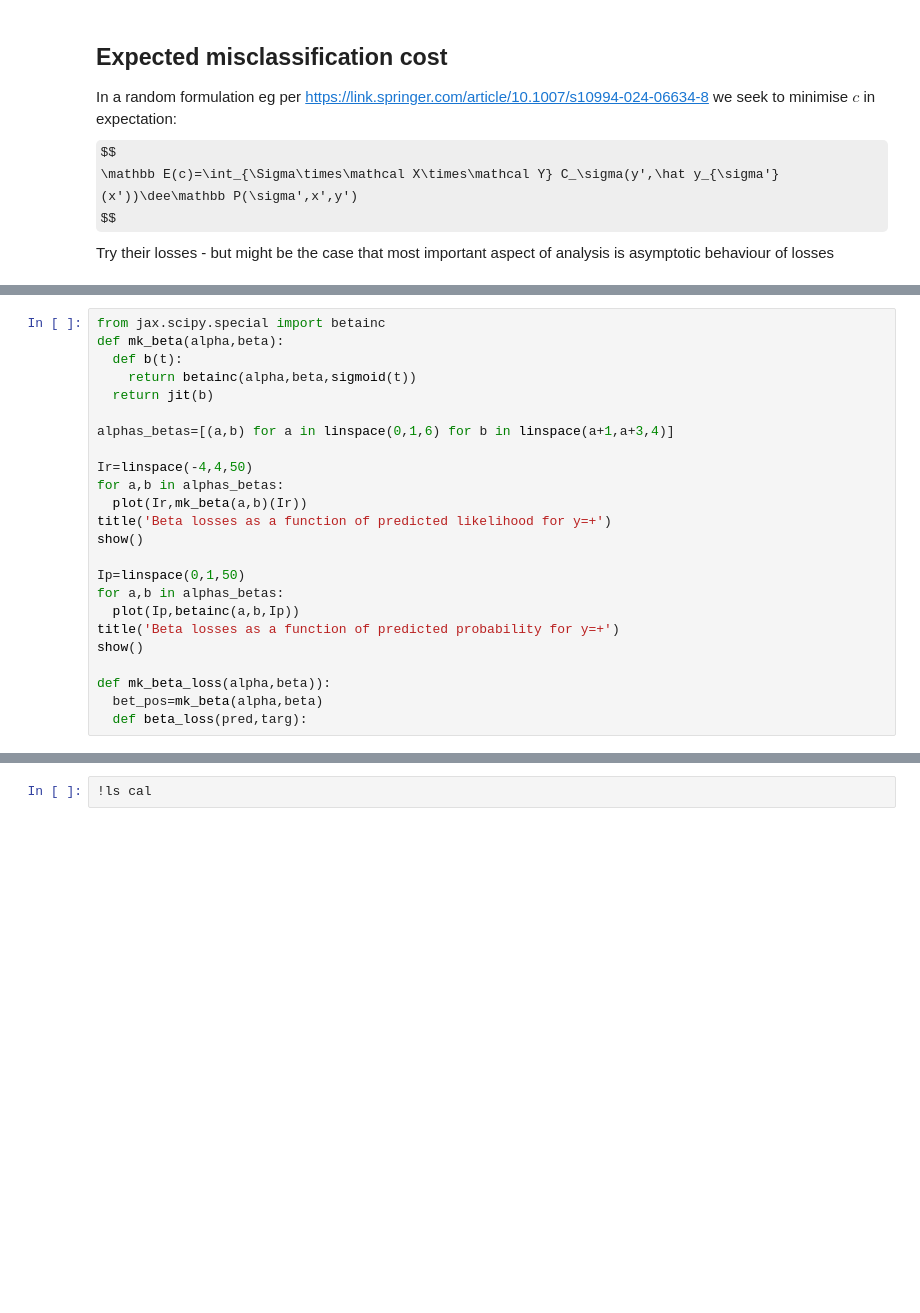
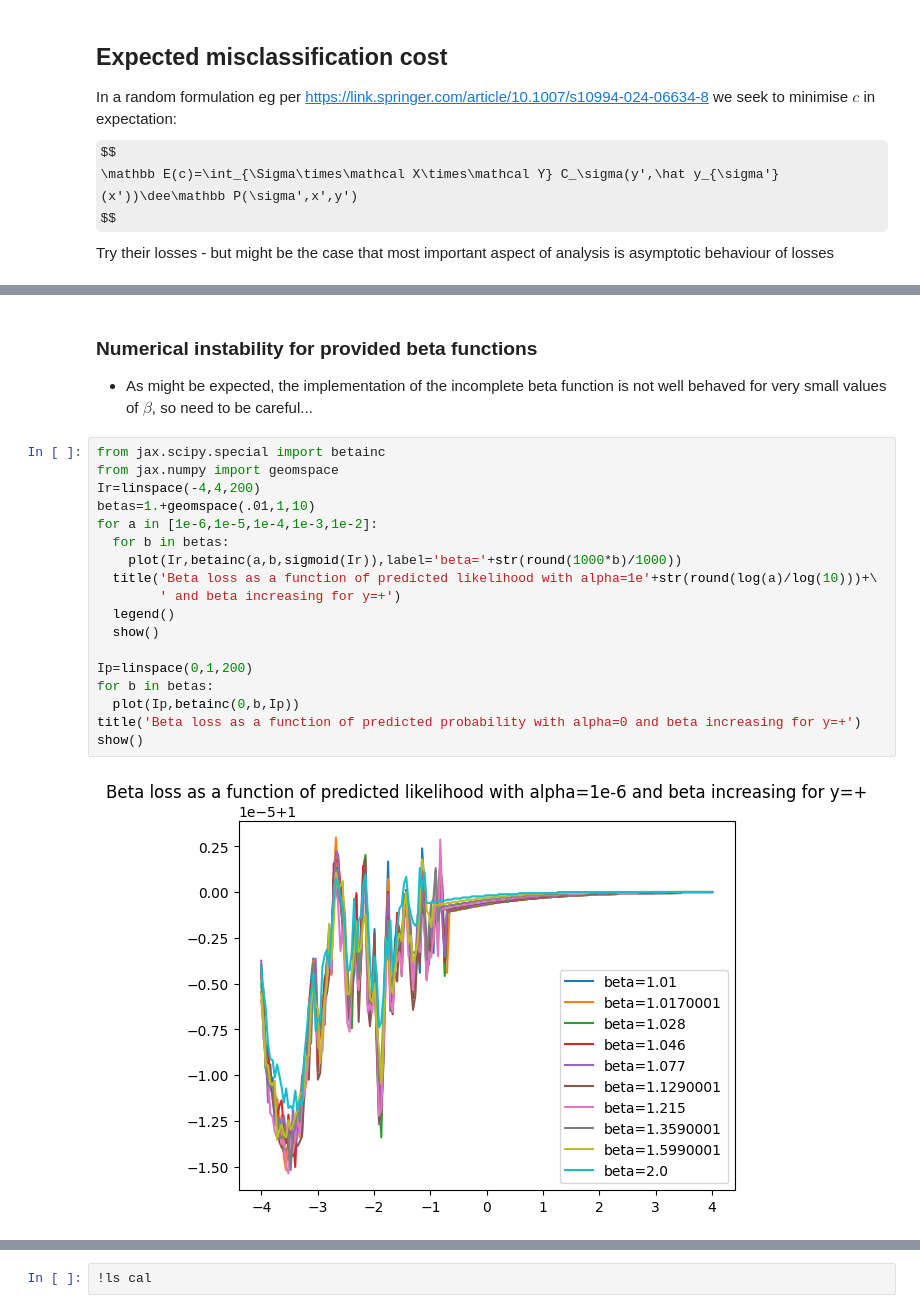
Before and after one commit to gleebourn/constraintawareml, a Jupyter notebook: bitsnlat.ipynb, the cells around one changed output, grey strips where cells are left out. Drawn from its saved outputs; the diff is of its cells as text; some formulas as TeX source; blank space fills up the shorter version.

```diff
--- a/bitsnlat.ipynb
+++ b/bitsnlat.ipynb
@@ -476,24 +522,23 @@ $$
+# %% [markdown]
+### Numerical instability for provided beta functions
+- As might be expected, the implementation of the incomplete beta function is not well behaved for very small values of $\beta$, so need to be careful...
 # %%
 from jax.scipy.special import betainc
-def mk_beta(alpha,beta):
-  def b(t):
-    return betainc(alpha,beta,sigmoid(t))
-  return jit(b)
+from jax.numpy import geomspace
+Ir=linspace(-4,4,200)
+betas=1.+geomspace(.01,1,10)
+for a in [1e-6,1e-5,1e-4,1e-3,1e-2]:
+  for b in betas:
+    plot(Ir,betainc(a,b,sigmoid(Ir)),label='beta='+str(round(1000*b)/1000))
+  title('Beta loss as a function of predicted likelihood with alpha=1e'+str(round(log(a)/log(10)))+\
+        ' and beta increasing for y=+')
+  legend()
+  show()
 
-alphas_betas=[(a,b) for a in linspace(0,1,6) for b in linspace(a+1,a+3,4)]
-
-Ir=linspace(-4,4,50)
-for a,b in alphas_betas:
-  plot(Ir,mk_beta(a,b)(Ir))
-title('Beta losses as a function of predicted likelihood for y=+')
+Ip=linspace(0,1,200)
+for b in betas:
+  plot(Ip,betainc(0,b,Ip))
+title('Beta loss as a function of predicted probability with alpha=0 and beta increasing for y=+')
 show()
-
-Ip=linspace(0,1,50)
-for a,b in alphas_betas:
-  plot(Ip,betainc(a,b,Ip))
-title('Beta losses as a function of predicted probability for y=+')
-show()
-
-def mk_beta_loss(alpha,beta)):
-  bet_pos=mk_beta(alpha,beta)
-  def beta_loss(pred,targ):
+# %% [output]
+[figure, added]
```
Also changed, not shown: parts of 52 cells of this notebook, 1 other file.
